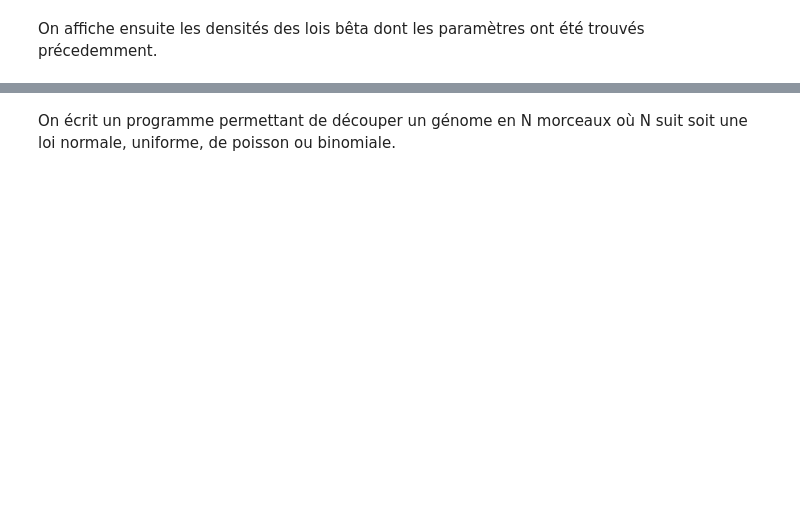
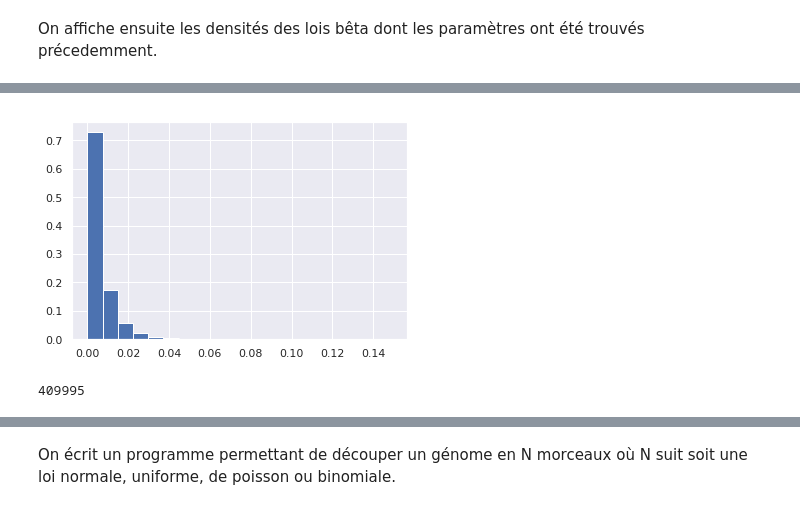
Before and after one commit to aminaghoul/reads_seq, a Jupyter notebook: generer_normale.ipynb, the cells around one changed output, grey strips where cells are left out. Saved outputs shown, nothing was run; the diff lists cells and outputs as text; code cells hidden in the pictures; blank space fills up the shorter version.

```diff
--- a/generer_normale.ipynb
+++ b/generer_normale.ipynb
@@ -125,19 +124,17 @@ plt.show()
 # %%
 monFichier = open("../Documents/Donnees/DRR164913.fastq", "r")
 taille = []
 f = []
 norm = []
 
 for line in monFichier:
     fields = line.strip().split()
     for idx, word in enumerate(fields):
         f.append(word)
 
 for i, element in enumerate(f):
     if element.endswith("/1") and i + 1 < len(f):
         taille.append(len(f[i + 1]))
-
-weights = np.ones_like(taille) / float(len(taille))
-plt.hist(taille, bins=20, weights=weights)
-plt.show()
-print(len(taille))
+# %% [output]
+[figure, added]
+409995
```
Also changed, not shown: parts of 9 cells of this notebook.
